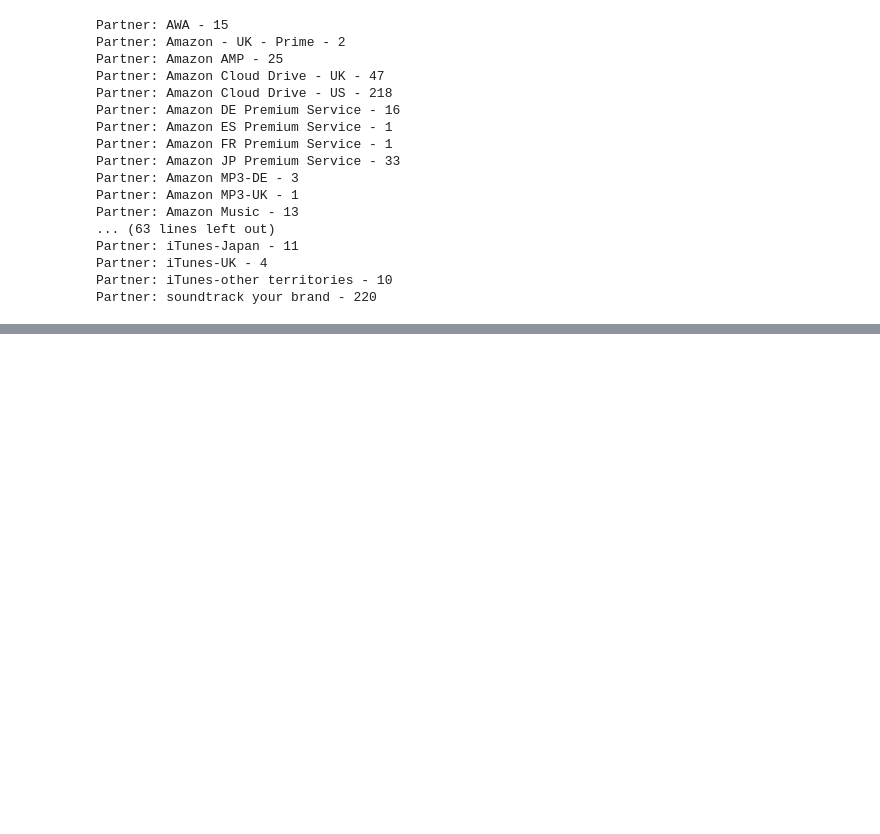
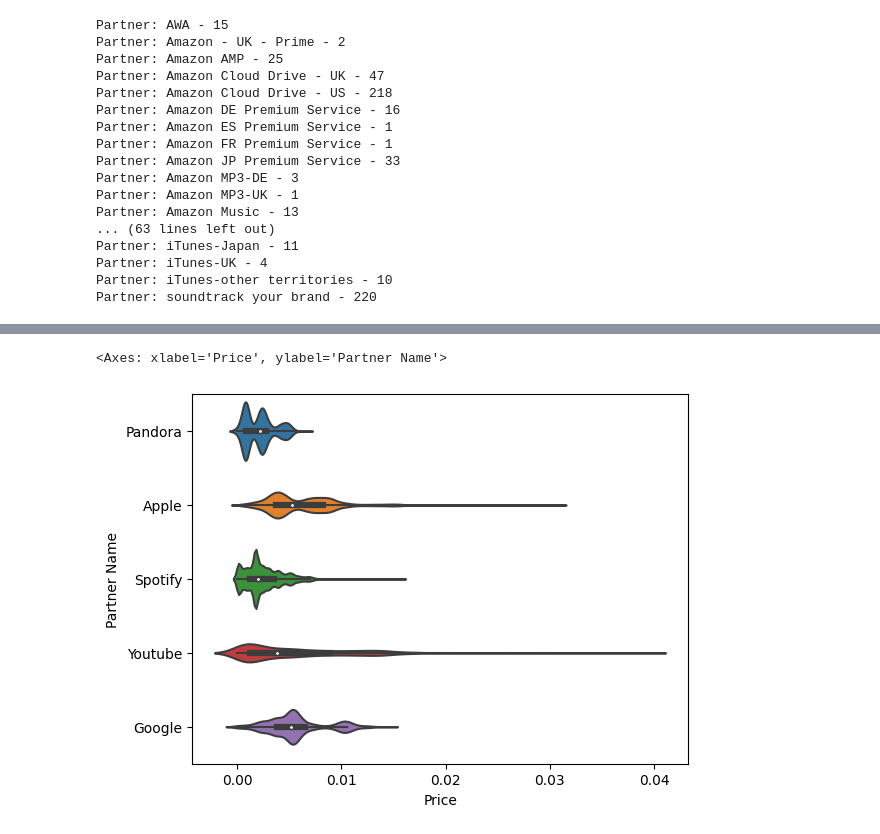
Before and after one commit to nolaneley/analysis_my_streaming_royalties, a Jupyter notebook: royalties.ipynb, the cells around one changed output, grey strips where cells are left out. Cells and saved outputs as stored; diff of their text form; code cells hidden in the pictures; blank space fills up the shorter version.

```diff
--- a/royalties.ipynb
+++ b/royalties.ipynb
@@ -118,0 +114,22 @@ Total Spotify plays:  743130
+# %%
+# Pie chart
+partners = df['Partner Name'].unique()
+d = {}
+plays = []
+for partner in partners:
+    plays.append(sum(df[df['Partner Name'] == partner].Quantity))
+
+plays.sort(reverse=True)
+thresh = plays[4]
+
+for partner in partners:
+    cur_plays = sum(df[df['Partner Name'] == partner].Quantity)
+    if cur_plays >= plays[4]:
+        d[partner] = cur_plays
+
+rest = sum(plays[5:])
+d['Other'] = rest
+
+plt.pie(d.values(), labels=d.keys(), autopct='%1.1f%%',
+       pctdistance=0.9, labeldistance=1.25)
+plt.show()
@@ -118,0 +164,5 @@ Total Spotify plays:  743130
+# %%
+sns.violinplot(data=df[df['Partner Name'].isin(d.keys())], x='Price', y='Partner Name')
+# %% [output]
+<Axes: xlabel='Price', ylabel='Partner Name'>
+[figure, added]
```
Also changed, not shown: parts of 18 cells of this notebook, 5 other files.
